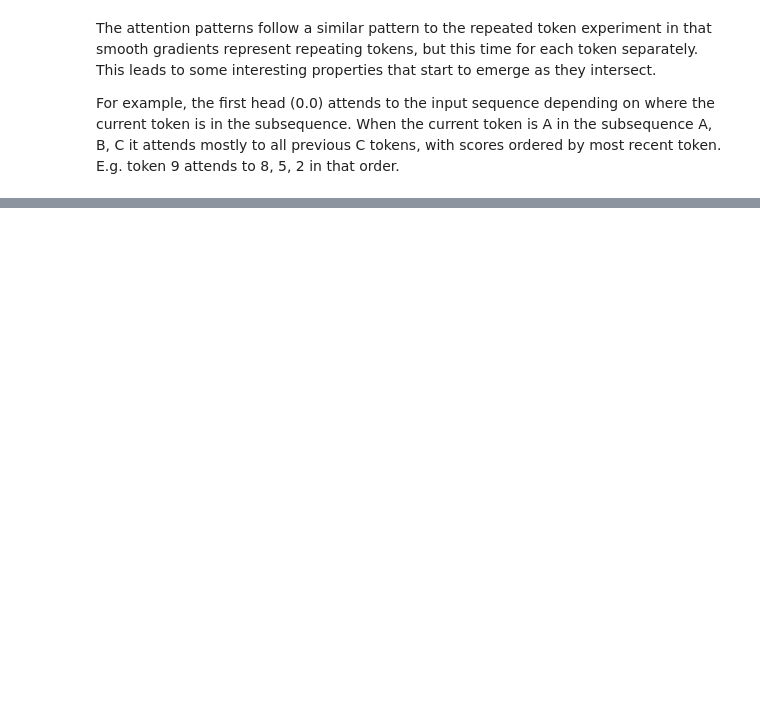
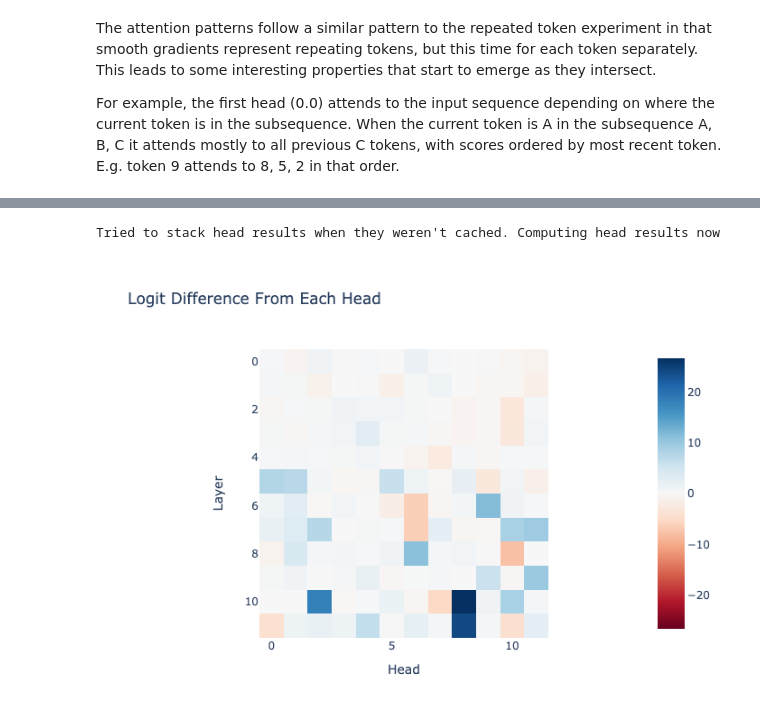
Before and after one commit to layterz/experiments, a Jupyter notebook: notebooks/pathological-inputs.ipynb, the cells around one changed output, grey strips where cells are left out. Cells and saved outputs as stored; diff of their text form; code cells hidden in the pictures; blank space fills up the shorter version.

```diff
--- a/notebooks/pathological-inputs.ipynb
+++ b/notebooks/pathological-inputs.ipynb
@@ -176,0 +192,16 @@ HTML(visualize_attention_patterns(range(144), cache))
+# %%
+A_token = model.to_single_token(" A")
+A_token_direction = cache.model.tokens_to_residual_directions(A_token)
+_, cache = model.run_with_cache(' A B C A B C A B C A B C A B C')
+heads = calculate_head_contribution(cache, A_token_direction.unsqueeze(0))
+
+px.imshow(
+    heads.cpu(),
+    labels={"x": "Head", "y": "Layer"},
+    title="Logit Difference From Each Head",
+    color_continuous_midpoint=0.0,
+    color_continuous_scale="RdBu",
+)
+# %% [output]
+Tried to stack head results when they weren't cached. Computing head results now
+[figure, added]
```
Also changed, not shown: parts of 9 cells of this notebook, 1 other file.
